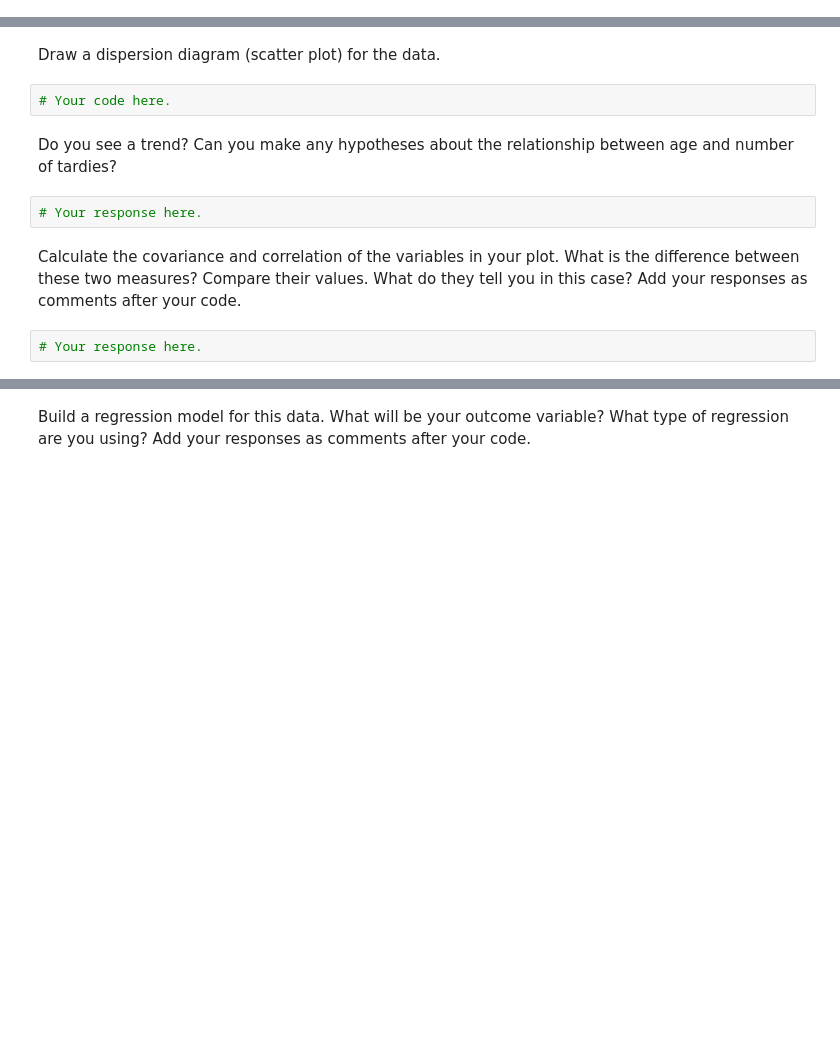
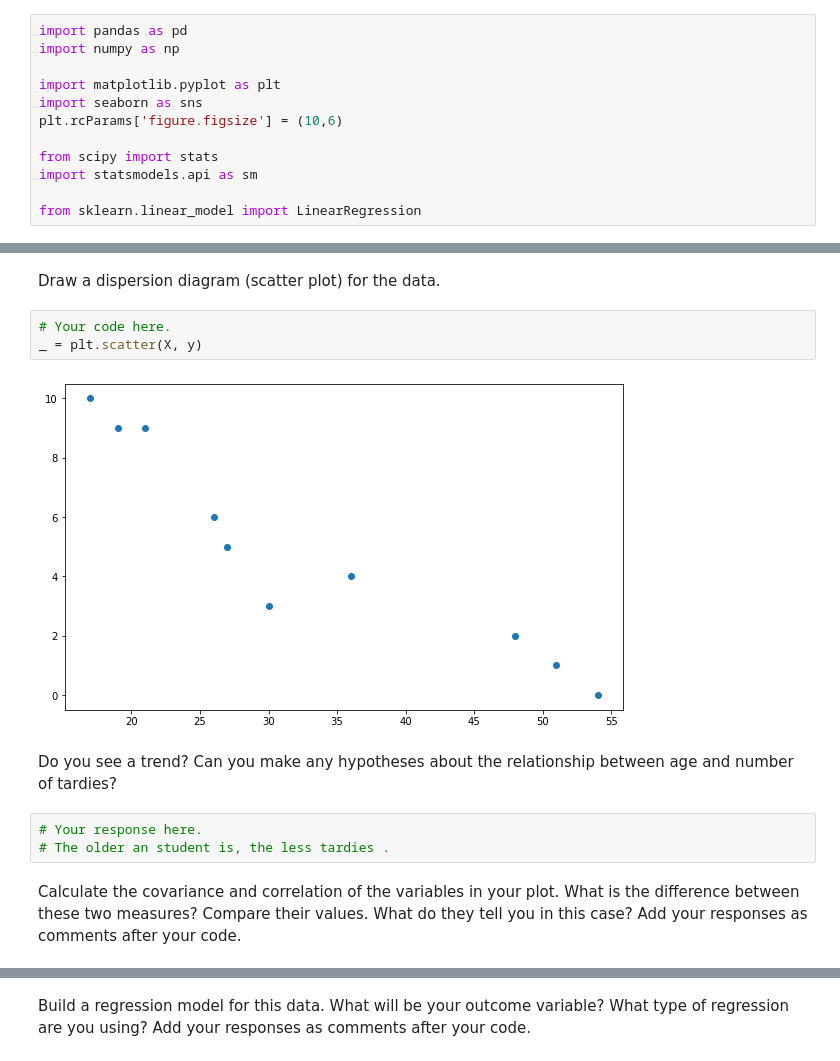
Before and after one commit to ta-datapt-bcn/lab-regression-analysis, a Jupyter notebook: your-code.ipynb, the cells around one changed output, grey strips where cells are left out. Cells and saved outputs as stored; diff of their text form; blank space fills up the shorter version.

```diff
--- a/your-code.ipynb
+++ b/your-code.ipynb
@@ -7,6 +7,18 @@
 * Comment as much as you can and use the resources (README.md file)
 
 Happy learning!
+# %%
+import pandas as pd
+import numpy as np
+
+import matplotlib.pyplot as plt
+import seaborn as sns
+plt.rcParams['figure.figsize'] = (10,6)
+
+from scipy import stats
+import statsmodels.api as sm
+
+from sklearn.linear_model import LinearRegression
 # %% [markdown]
 ## Challenge 1
 I work at a coding bootcamp, and I have developed a theory that the younger my students are, the more often they are late to class. In order to test my hypothesis, I have collected some data in the following table:
@@ -34,11 +60,13 @@ student_data = pd.DataFrame({'X': [x_values], 'Y': [y_values]})
 Draw a dispersion diagram (scatter plot) for the data.
 # %%
 # Your code here.
+_ = plt.scatter(X, y)
+# %% [output]
+[figure, added]
 # %% [markdown]
 Do you see a trend? Can you make any hypotheses about the relationship between age and number of tardies?
 # %%
 # Your response here.
+# The older an student is, the less tardies .
 # %% [markdown]
 Calculate the covariance and correlation of the variables in your plot. What is the difference between these two measures? Compare their values. What do they tell you in this case? Add your responses as comments after your code.
-# %%
-# Your response here.
```
Also changed, not shown: parts of 23 cells of this notebook, 1 other file.
